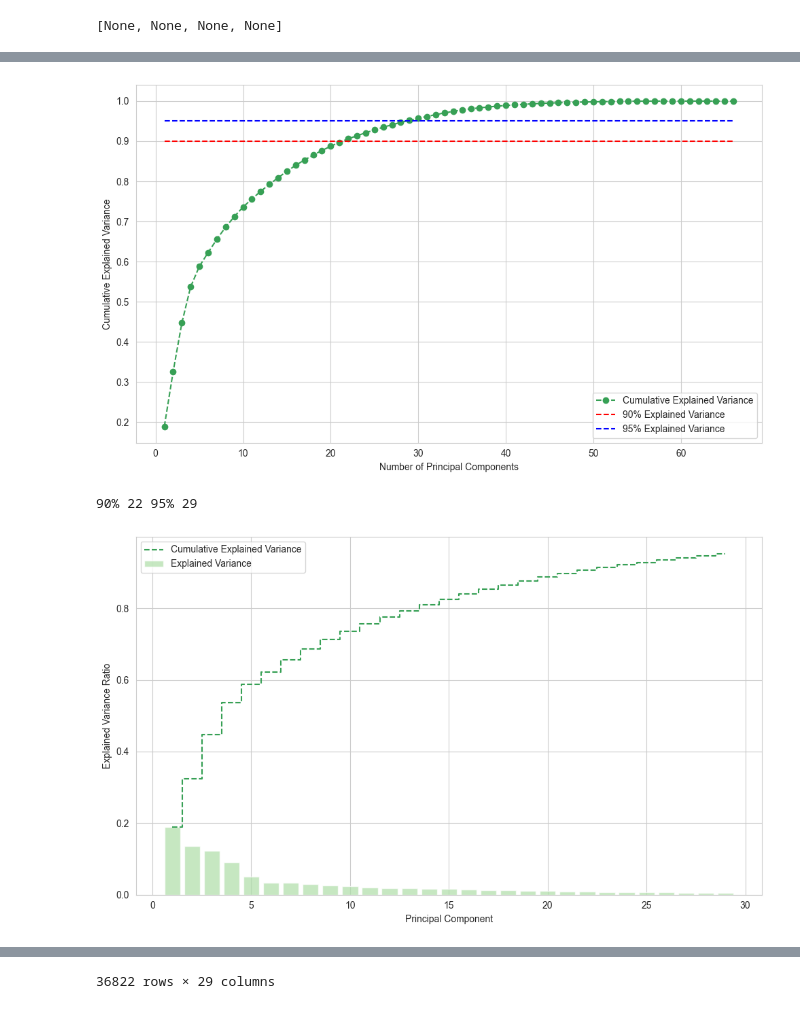
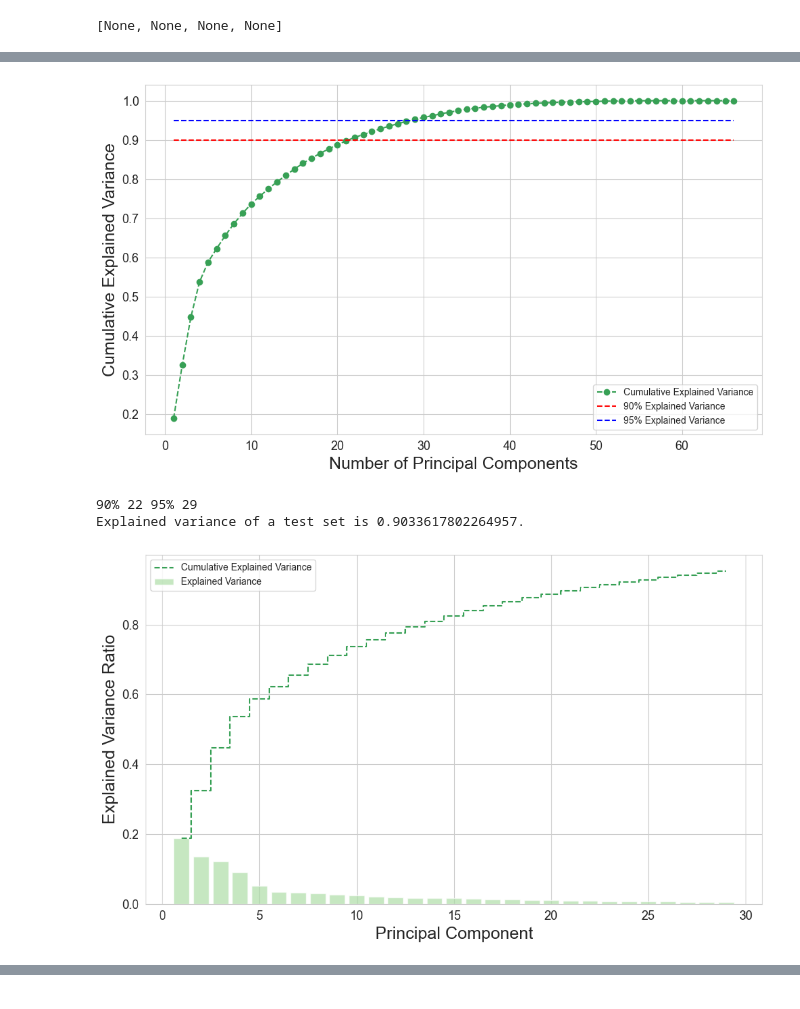
Before and after one commit to Staszek15/Data-Mining-Project, a Jupyter notebook: dim_red/PCA.ipynb, the cells around one changed output, grey strips where cells are left out. Saved outputs shown, nothing was run; the diff lists cells and outputs as text; code cells hidden in the pictures.

```diff
--- a/dim_red/PCA.ipynb
+++ b/dim_red/PCA.ipynb
@@ -63,8 +68,11 @@ plt.show()
 # %%
-def reduce_by_PCA(df):
+def reduce_by_PCA(train, test, standard_type):
+
+    label_fontsize = 18
+    tick_fontsize = 13
 
     pca = PCA()
-    pca.fit(df)
+    pca.fit(train)
 
     explained_variance = pca.explained_variance_ratio_
     cumulative_variance = explained_variance.cumsum()
@@ -75,38 +83,55 @@ def reduce_by_PCA(df):
     plt.plot(x_axis, [0.9] * len(x_axis), color='red', linestyle='--', label='90% Explained Variance')
     plt.plot(x_axis, [0.95] * len(x_axis), color='blue', linestyle='--', label='95% Explained Variance')
     #plt.title('Cumulative Explained Variance by Principal Components')
-    plt.xlabel('Number of Principal Components')
-    plt.ylabel('Cumulative Explained Variance')
+    plt.xlabel('Number of Principal Components',
+                fontsize=label_fontsize)
+    plt.ylabel('Cumulative Explained Variance',
+                fontsize=label_fontsize)
     plt.grid(True)
     plt.legend()
     plt.tight_layout()
+    plt.tick_params(axis='both', labelsize=tick_fontsize)
+    plt.savefig(Path('..','plots',f'PCA_lines_{standard_type}.pdf'),
+                format='pdf', bbox_inches='tight')
     plt.show()
+
     k_90 = next(i for (i, var) in enumerate(cumulative_variance) if var >= 0.90) + 1
     k_95 = next(i for (i, var) in enumerate(cumulative_variance) if var >= 0.95) + 1
 
     print('90% '+str(k_90), '95% '+str(k_95))
 
     optimal_PCA = PCA(n_components=k_95)
-    reduced_data = pd.DataFrame(optimal_PCA.fit_transform(train_ohs))
+    reduced_train = pd.DataFrame(optimal_PCA.fit_transform(train))
+    reduced_train.to_csv(Path('..','adults_data',
+                              f'PCA_{standard_type}_train.csv'))
+    reduced_test = optimal_PCA.transform(test)
+    reduced_test_df = pd.DataFrame(reduced_test)
+    reduced_test_df.to_csv(Path('..','adults_data',
+                             f'PCA_{standard_type}_test.csv'))
 
-    reduced_data.to_csv(Path('..','adults_data','PCA_train.csv'))
+    explained_variance_test = np.var(reduced_test, axis=0) / np.sum(np.var(test, axis=0))
+    explained_variance_test_ratio = np.cumsum(explained_variance_test)
+    print(f'Explained variance of a test set is {explained_variance_test_ratio[k_90-1]}.')
 
     plt.figure(figsize=(10, 6))
     plt.bar(range(1, k_95 + 1), explained_variance[:k_95], color=palette[2], alpha=0.7, label='Explained Variance')
     plt.step(range(1, k_95 + 1), cumulative_variance[:k_95], where='mid', color=palette[5], linestyle='--', label='Cumulative Explained Variance')
     #plt.title('Explained Variance by Principal Components')
-    plt.xlabel('Principal Component')
-    plt.ylabel('Explained Variance Ratio')
+    plt.xlabel('Principal Component',
+                fontsize=label_fontsize)
+    plt.ylabel('Explained Variance Ratio',
+                fontsize=label_fontsize)
     plt.grid(True)
     plt.legend()
+    plt.tick_params(axis='both', labelsize=tick_fontsize)
     plt.tight_layout()
+    plt.savefig(Path('..','plots',f'PCA_steps_{standard_type}.pdf'),
+                format='pdf', bbox_inches='tight')
     plt.show()
-
-
-    return reduced_data
 # %%
-reduce_by_PCA(train_ohs)
+reduce_by_PCA(train_ohs, test_ohs, 'ohs')
 # %% [output]
-[figure, old version]
+[figure, new version]
 90% 22 95% 29
+Explained variance of a test set is 0.9033617802264957.
-[figure, old version]
+[figure, new version]
@@ -125 +137,0 @@ reduce_by_PCA(train_ohs)
-36822 rows × 29 columns
```
Also changed, not shown: parts of 4 cells of this notebook, 27 other files.
